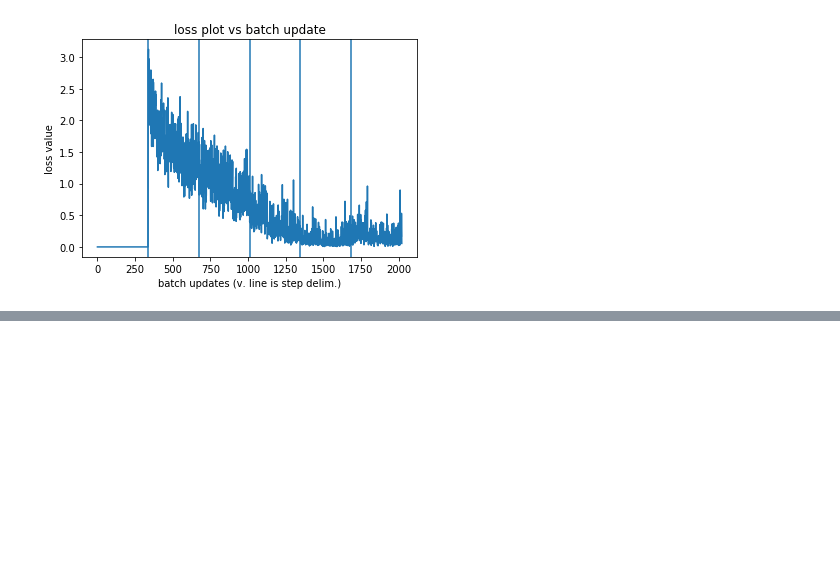
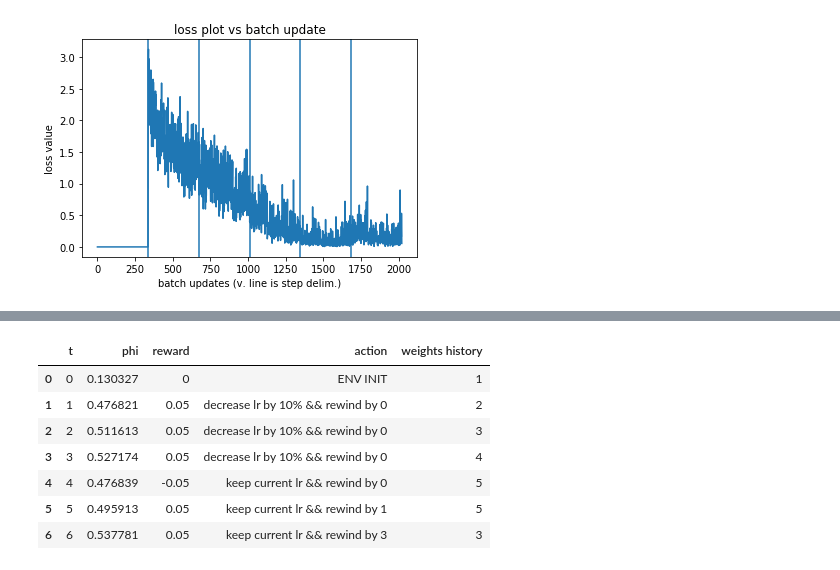
Before and after one commit to broadinstitute/AutoTrain, a Jupyter notebook: experiments/EnvTesting.ipynb, the cells around one changed output, grey strips where cells are left out. Cells and saved outputs as stored; diff of their text form; code cells hidden in the pictures; blank space fills up the shorter version.

```diff
--- a/experiments/EnvTesting.ipynb
+++ b/experiments/EnvTesting.ipynb
@@ -321,0 +343,11 @@ rewind
+# %%
+env.logmdp
+# %% [output]
+|  | t | phi | reward | action | weights history |
+| 0 | 0 | 0.130327 | 0 | ENV INIT | 1 |
+| 1 | 1 | 0.476821 | 0.05 | decrease lr by 10% && rewind by 0 | 2 |
+| 2 | 2 | 0.511613 | 0.05 | decrease lr by 10% && rewind by 0 | 3 |
+| 3 | 3 | 0.527174 | 0.05 | decrease lr by 10% && rewind by 0 | 4 |
+| 4 | 4 | 0.476839 | -0.05 | keep current lr && rewind by 0 | 5 |
+| 5 | 5 | 0.495913 | 0.05 | keep current lr && rewind by 1 | 5 |
+| 6 | 6 | 0.537781 | 0.05 | keep current lr && rewind by 3 | 3 |
```
Also changed, not shown: parts of 5 cells of this notebook, 2 other files.
